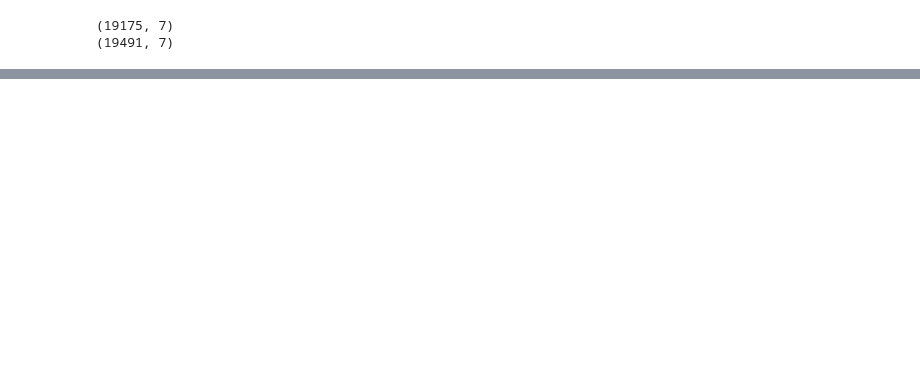
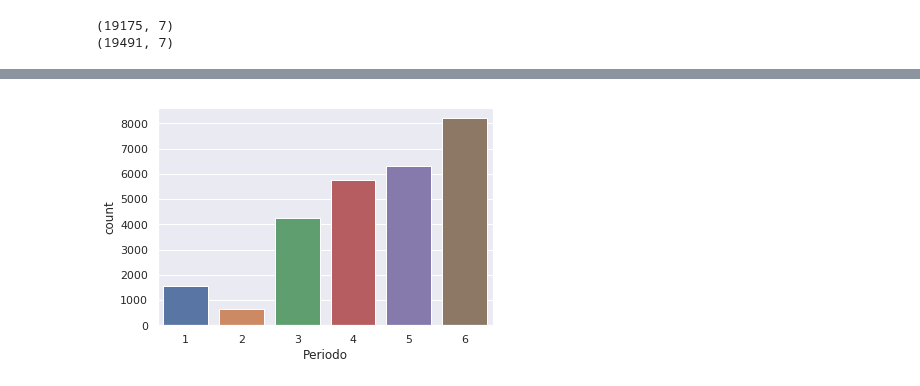
Before and after one commit to rrm86/CRE_Analysis, a Jupyter notebook: analise.ipynb, the cells around one changed output, grey strips where cells are left out. Saved outputs shown, nothing was run; the diff lists cells and outputs as text; code cells hidden in the pictures; blank space fills up the shorter version.

```diff
--- a/analise.ipynb
+++ b/analise.ipynb
@@ -140,0 +156,4 @@ turmas.to_csv('turmas.csv')
+# %%
+sns.countplot(x=turmas['Periodo'],data=turmas);
+# %% [output]
+[figure, added]
```
Also changed, not shown: parts of 9 cells of this notebook, 1 other file.
